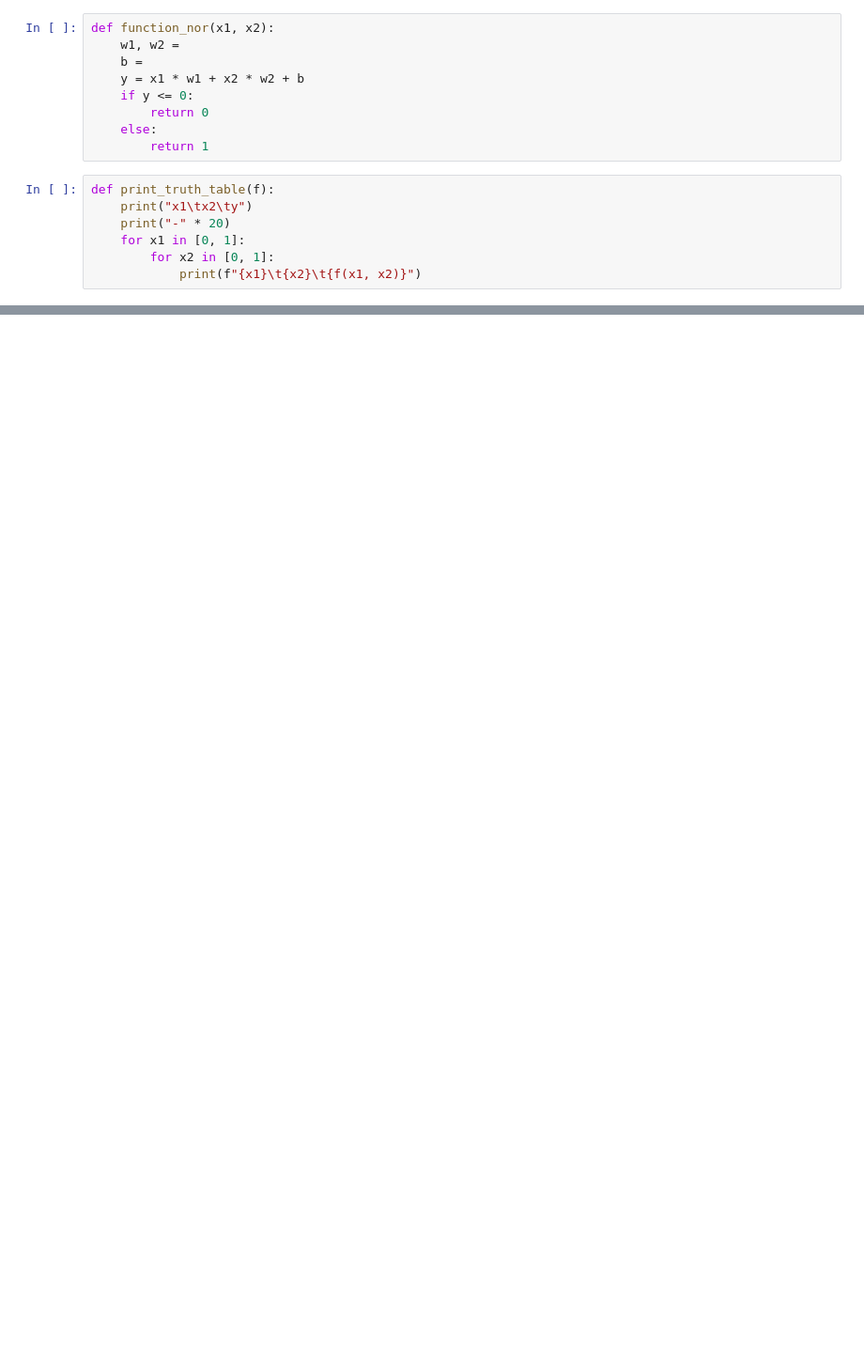
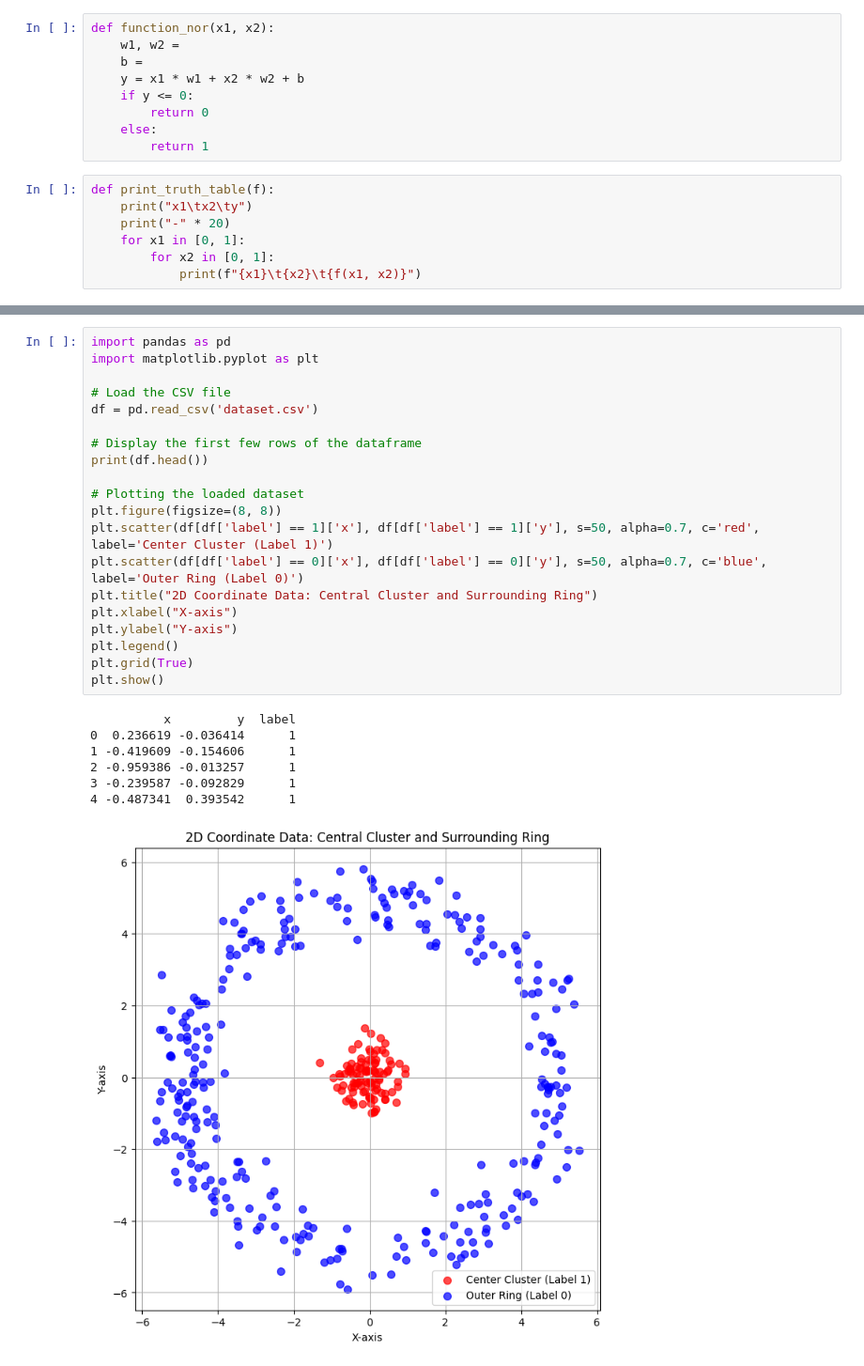
Before and after one commit to RyukiKuwahara/from-zero, a Jupyter notebook: from_zero_1_for_studnet.ipynb, the cells around one changed output, grey strips where cells are left out. Shown at 94% size. Cells and saved outputs as stored; diff of their text form; blank space fills up the shorter version.

```diff
--- a/from_zero_1_for_studnet.ipynb
+++ b/from_zero_1_for_studnet.ipynb
@@ -90,0 +71,28 @@ x1      x2      y
+# %%
+import pandas as pd
+import matplotlib.pyplot as plt
+
+# Load the CSV file
+df = pd.read_csv('dataset.csv')
+
+# Display the first few rows of the dataframe
+print(df.head())
+
+# Plotting the loaded dataset
+plt.figure(figsize=(8, 8))
+plt.scatter(df[df['label'] == 1]['x'], df[df['label'] == 1]['y'], s=50, alpha=0.7, c='red', label='Center Cluster (Label 1)')
+plt.scatter(df[df['label'] == 0]['x'], df[df['label'] == 0]['y'], s=50, alpha=0.7, c='blue', label='Outer Ring (Label 0)')
+plt.title("2D Coordinate Data: Central Cluster and Surrounding Ring")
+plt.xlabel("X-axis")
+plt.ylabel("Y-axis")
+plt.legend()
+plt.grid(True)
+plt.show()
+# %% [output]
+          x         y  label
+0  0.236619 -0.036414      1
+1 -0.419609 -0.154606      1
+2 -0.959386 -0.013257      1
+3 -0.239587 -0.092829      1
+4 -0.487341  0.393542      1
+[figure, added]
```
Also changed, not shown: parts of 9 cells of this notebook.
